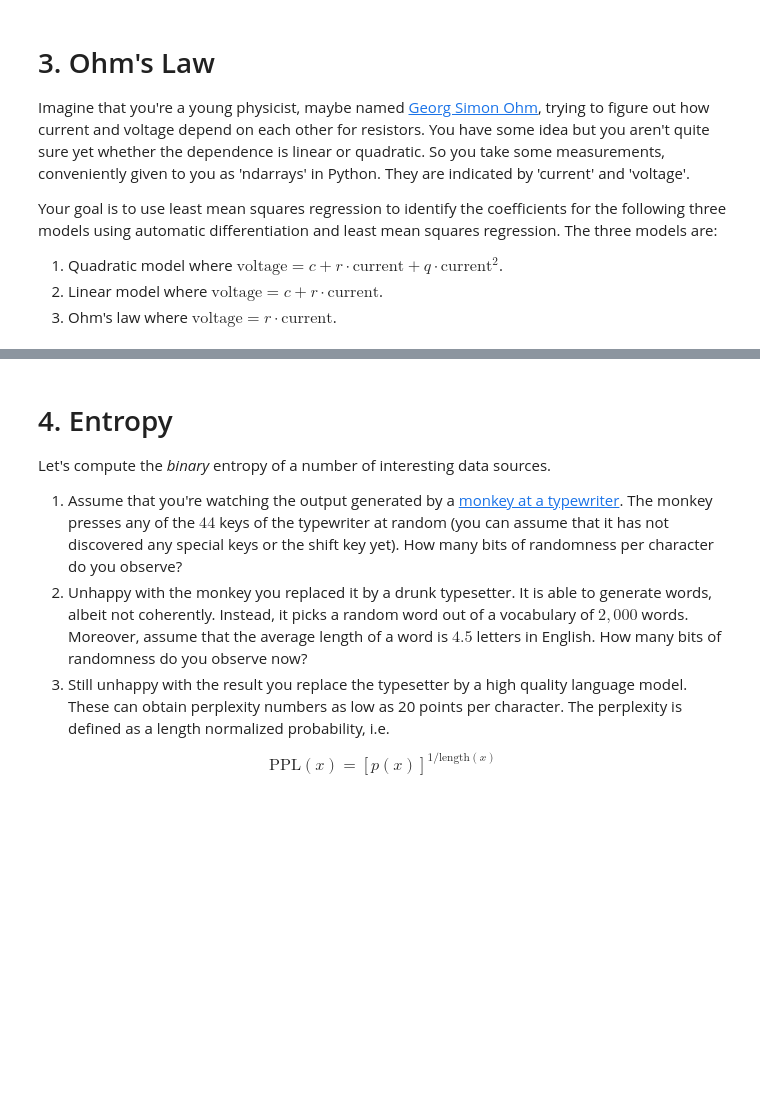
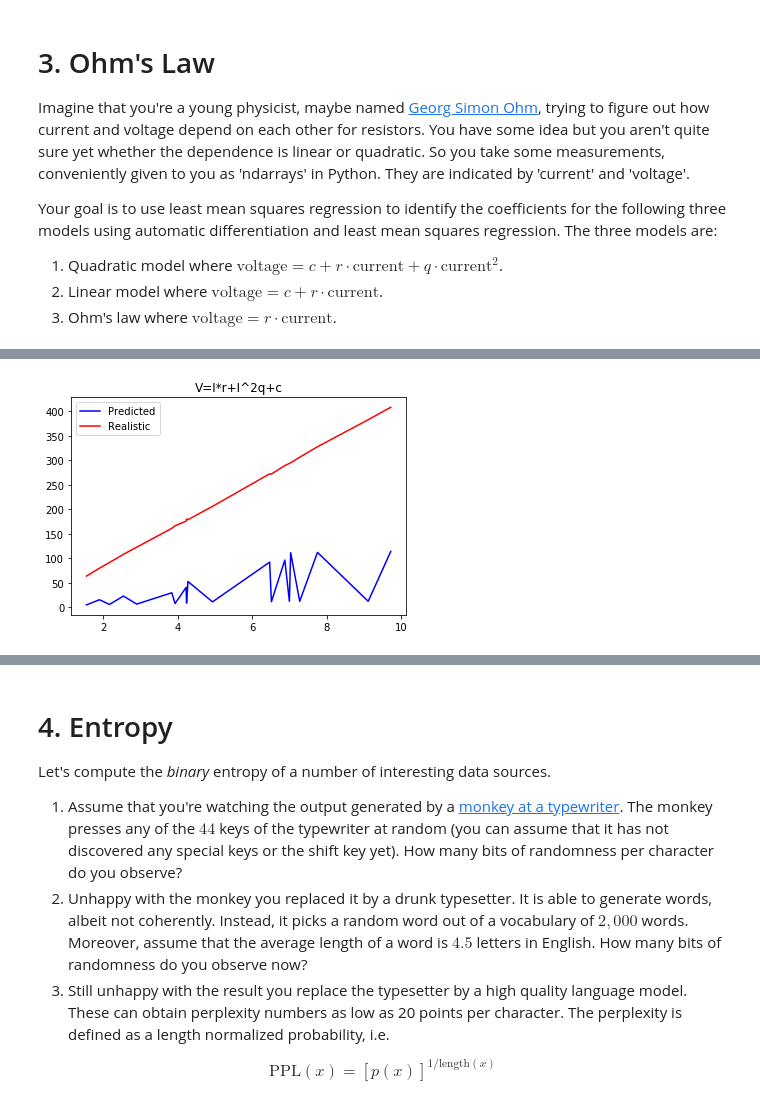
Before and after one commit to zhiming-xu/STAT157, a Jupyter notebook: homework3.ipynb, the cells around one changed output, grey strips where cells are left out. Drawn from its saved outputs; the diff is of its cells as text; code cells hidden in the pictures; blank space fills up the shorter version.

```diff
--- a/homework3.ipynb
+++ b/homework3.ipynb
@@ -136,3 +139,86 @@ voltage = nd.array([63.802246, 80.036026, 91.4903, 108.28776, 122.781975, \
                     161.36314, 166.50816, 176.16772, 180.29395, 179.09758, \
                     206.21027, 272.71857, 272.24033, 289.54745, 293.8488, \
                     295.2281, 306.62274, 327.93243, 383.16296, 408.65967])
+
+batch_size = 5
+# for Voltage = I * r + I * q^2 + c
+current_squared = current ** 2
+# current1 = nd.concat(current, current_squared, dim = 0)
+# Integrated data: [I, I^2]
+current1 = current.reshape(len(current), 1)
+current1 = nd.concat(current1, current_squared.reshape(len(current_squared), 1), dim=1)
+dataset = gdata.ArrayDataset(current1, voltage)
+data_iter = gdata.DataLoader(dataset, batch_size, shuffle = True)
+net = nn.Sequential()
+net.add(nn.Dense(1))
+net.initialize(init.Normal(sigma=0.01))
+loss = gloss.L2Loss()
+trainer = gluon.Trainer(net.collect_params(), 'sgd', {'learning_rate': 0.001})
+num_epochs = 4
+for epoch in range(0, num_epochs):
+    for X, y in data_iter:
+        with autograd.record():
+            l = loss(net(X), y)
+        l.backward()
+        trainer.step(batch_size)
+    l = loss(net(current1), voltage)
+    print('epoch %d, loss: %f' % (epoch+1, l.mean().asscalar()))
+w = net[0].weight.data()
+b = net[0].bias.data()
+plt.figure()
+plt.plot(current.asnumpy(), (w*current1+b).reshape(current.shape).asnumpy(), color = 'b', label='Predicted')
+plt.plot(current.asnumpy(), voltage.asnumpy(), color = 'r', label = 'Realistic')
+plt.title(r'V=I*r+I^2q+c')
+plt.legend(loc = 'upper left')
+plt.show()
+# for Voltage = I * r
+dataset = gdata.ArrayDataset(current, voltage)
+data_iter = gdata.DataLoader(dataset, batch_size, shuffle = True)
+net = nn.Sequential()
+net.add(nn.Dense(1))
+net.initialize(init.Normal(sigma=0.01))
+loss = gloss.L2Loss()
+trainer = gluon.Trainer(net.collect_params(), 'sgd', {'learning_rate': 0.01})
+num_epochs = 4
+for epoch in range(0, num_epochs):
+    for X, y in data_iter:
+        with autograd.record():
+            l = loss(net(X), y)
+        l.backward()
+        trainer.step(batch_size)
+    l = loss(net(current), voltage)
+    print('epoch %d, loss: %f' % (epoch+1, l.mean().asscalar()))
+w = net[0].weight.data()
+b = net[0].bias.data()
+plt.figure()
+plt.plot(current.asnumpy(), (w*current+b).reshape(current.shape).asnumpy(), color = 'b', label = 'Predicated')
+plt.plot(current.asnumpy(), voltage.asnumpy(), color = 'r', label = 'Realistic')
+plt.title(r"V=I*r+c")
+plt.legend(loc = 'upper left')
+plt.show()
+# for Voltage = I * r
+dataset = gdata.ArrayDataset(current, voltage)
+data_iter = gdata.DataLoader(dataset, batch_size, shuffle = True)
+net = nn.Sequential()
+net.add(nn.Dense(1))
+net.initialize(init.Normal(sigma=0.01))
+loss = gloss.L2Loss()
+trainer = gluon.Trainer(net.collect_params(), 'sgd', {'learning_rate': 0.01})
+num_epochs = 4
+for epoch in range(0, num_epochs):
+    for X, y in data_iter:
+        with autograd.record():
+            l = loss(net(X), y)
+        l.backward()
+        trainer.step(batch_size)
+    l = loss(net(current), voltage)
+    print('epoch %d, loss: %f' % (epoch+1, l.mean().asscalar()))
+w = net[0].weight.data()
+b = net[0].bias.data()
+plt.figure()
+plt.plot(current.asnumpy(), (w*current).reshape(current.shape).asnumpy(), color = 'b', label = 'Predicated')
+plt.plot(current.asnumpy(), voltage.asnumpy(), color = 'r', label = 'Realistic')
+plt.title(r"Ohm's Law")
+plt.legend(loc = 'upper left')
+plt.show()
+# %% [output]
@@ -138,0 +234 @@ voltage = nd.array([63.802246, 80.036026, 91.4903, 108.28776, 122.781975, \
+[figure, added]
```
Also changed, not shown: parts of 2 cells of this notebook, 1 other file.
